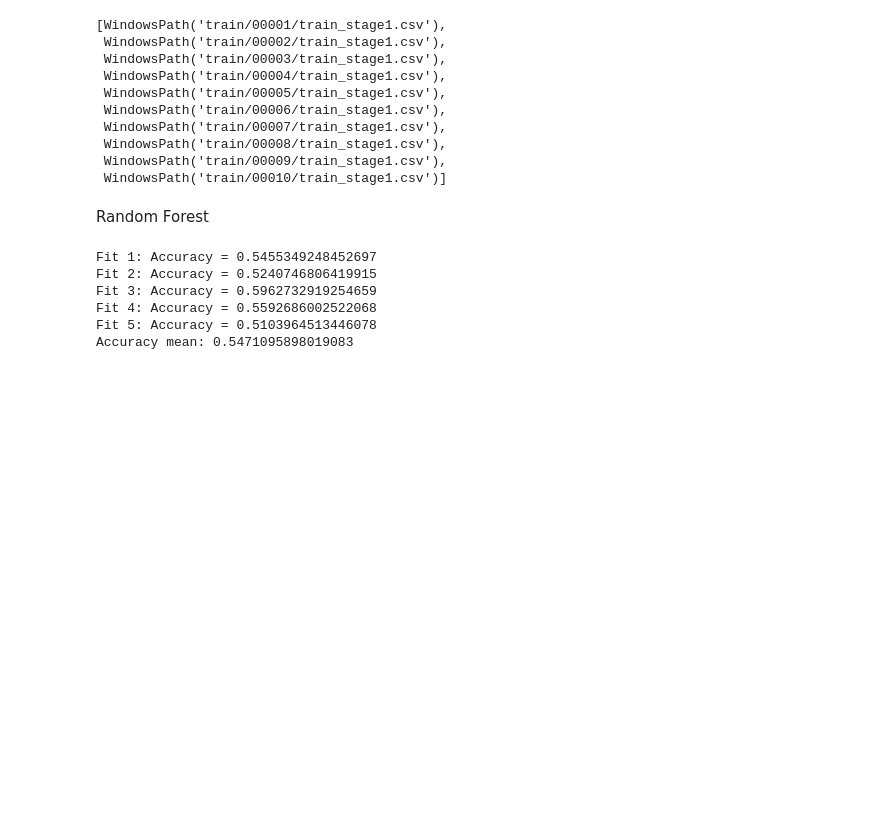
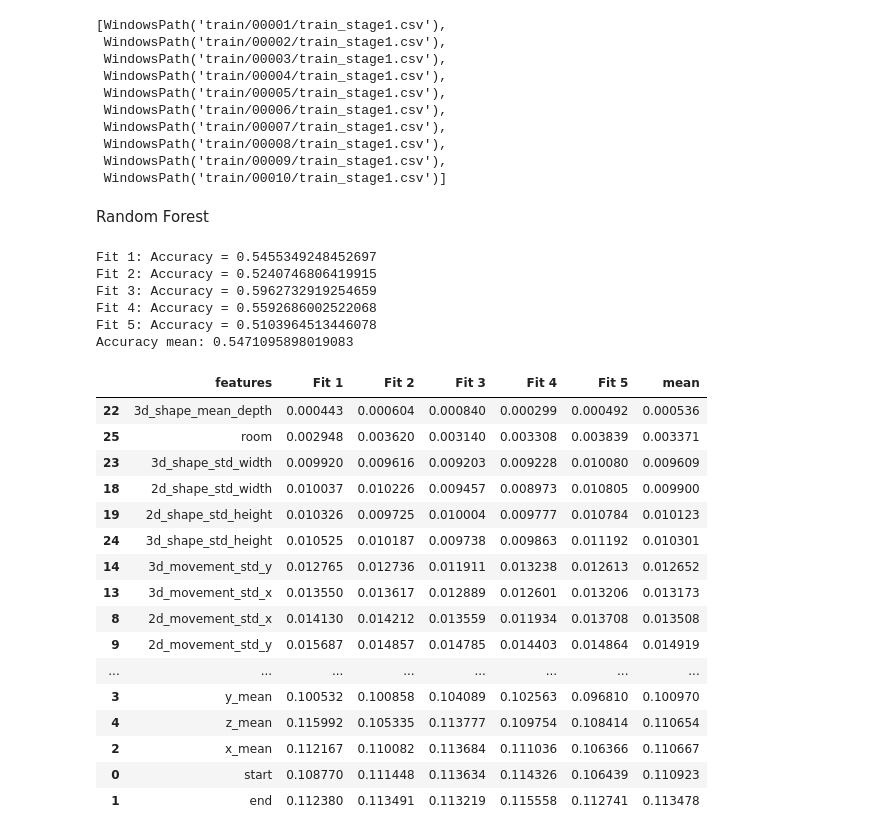
Before and after one commit to jasminepp/ADS, a Jupyter notebook: model_fitting.ipynb, the cells around one changed output. Drawn from its saved outputs; the diff is of its cells as text; code cells hidden in the pictures; blank space fills up the shorter version.

```diff
--- a/model_fitting.ipynb
+++ b/model_fitting.ipynb
@@ -114,3 +98,37 @@ Fit 3: Accuracy = 0.5962732919254659
 Fit 4: Accuracy = 0.5592686002522068
 Fit 5: Accuracy = 0.5103964513446078
 Accuracy mean: 0.5471095898019083
+# %%
+import matplotlib.pyplot as plt
+features = train_dataframes[1].drop(['label', 'location'], axis=1).columns
+importance_df = pd.DataFrame()
+
+importance_df['features'] = features
+
+fit_counts = 1
+for prob in model_importance:
+    new_col_name = 'Fit ' + str(fit_counts)
+    importance_df[new_col_name] = prob
+    fit_counts += 1
+
+importance_df['mean'] = importance_df.drop('features', axis=1).mean(axis=1)
+importance_df = importance_df.sort_values(by='mean')
+importance_df
+# %% [output]
+|  | features | Fit 1 | Fit 2 | Fit 3 | Fit 4 | Fit 5 | mean |
+| 22 | 3d_shape_mean_depth | 0.000443 | 0.000604 | 0.000840 | 0.000299 | 0.000492 | 0.000536 |
+| 25 | room | 0.002948 | 0.003620 | 0.003140 | 0.003308 | 0.003839 | 0.003371 |
+| 23 | 3d_shape_std_width | 0.009920 | 0.009616 | 0.009203 | 0.009228 | 0.010080 | 0.009609 |
+| 18 | 2d_shape_std_width | 0.010037 | 0.010226 | 0.009457 | 0.008973 | 0.010805 | 0.009900 |
+| 19 | 2d_shape_std_height | 0.010326 | 0.009725 | 0.010004 | 0.009777 | 0.010784 | 0.010123 |
+| 24 | 3d_shape_std_height | 0.010525 | 0.010187 | 0.009738 | 0.009863 | 0.011192 | 0.010301 |
+| 14 | 3d_movement_std_y | 0.012765 | 0.012736 | 0.011911 | 0.013238 | 0.012613 | 0.012652 |
+| 13 | 3d_movement_std_x | 0.013550 | 0.013617 | 0.012889 | 0.012601 | 0.013206 | 0.013173 |
+| 8 | 2d_movement_std_x | 0.014130 | 0.014212 | 0.013559 | 0.011934 | 0.013708 | 0.013508 |
+| 9 | 2d_movement_std_y | 0.015687 | 0.014857 | 0.014785 | 0.014403 | 0.014864 | 0.014919 |
+| ... | ... | ... | ... | ... | ... | ... | ... |
+| 3 | y_mean | 0.100532 | 0.100858 | 0.104089 | 0.102563 | 0.096810 | 0.100970 |
+| 4 | z_mean | 0.115992 | 0.105335 | 0.113777 | 0.109754 | 0.108414 | 0.110654 |
+| 2 | x_mean | 0.112167 | 0.110082 | 0.113684 | 0.111036 | 0.106366 | 0.110667 |
+| 0 | start | 0.108770 | 0.111448 | 0.113634 | 0.114326 | 0.106439 | 0.110923 |
+| 1 | end | 0.112380 | 0.113491 | 0.113219 | 0.115558 | 0.112741 | 0.113478 |
```
Also changed, not shown: parts of 9 cells of this notebook, 5 other files.
